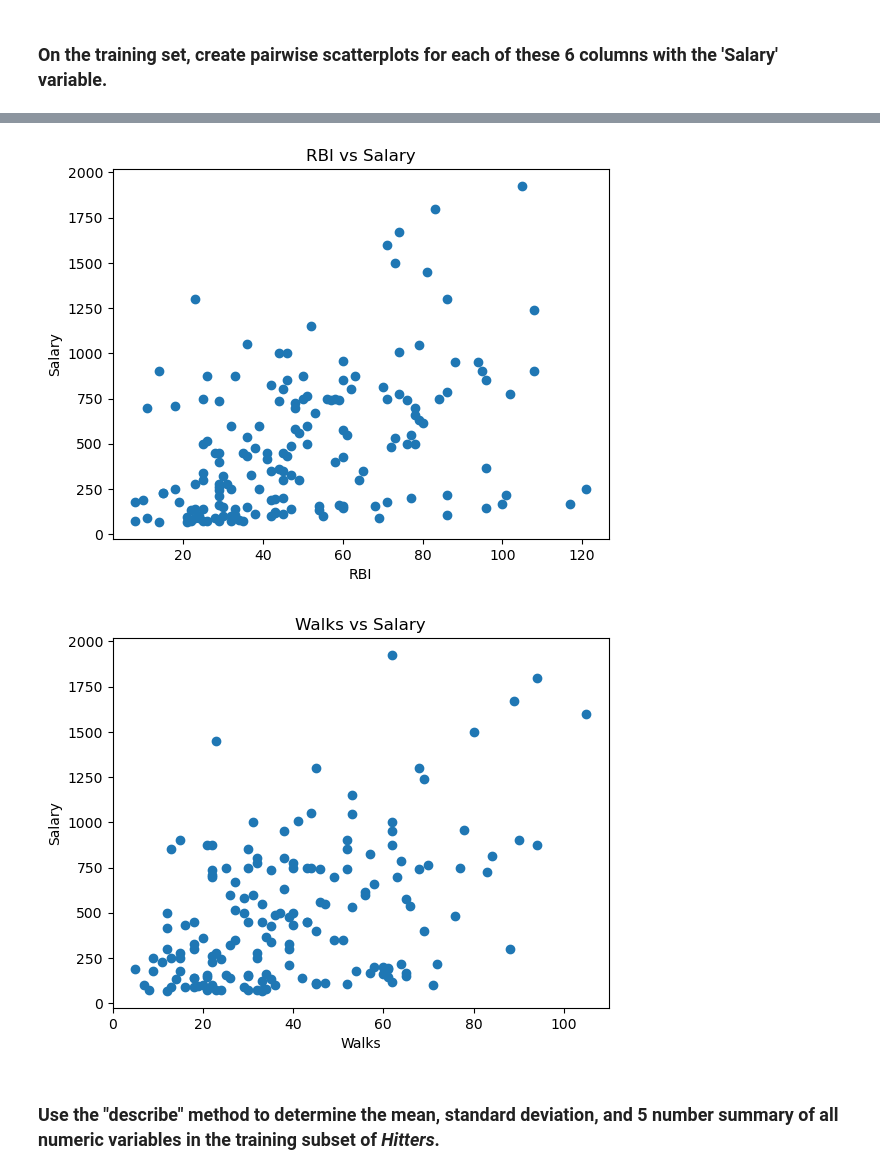
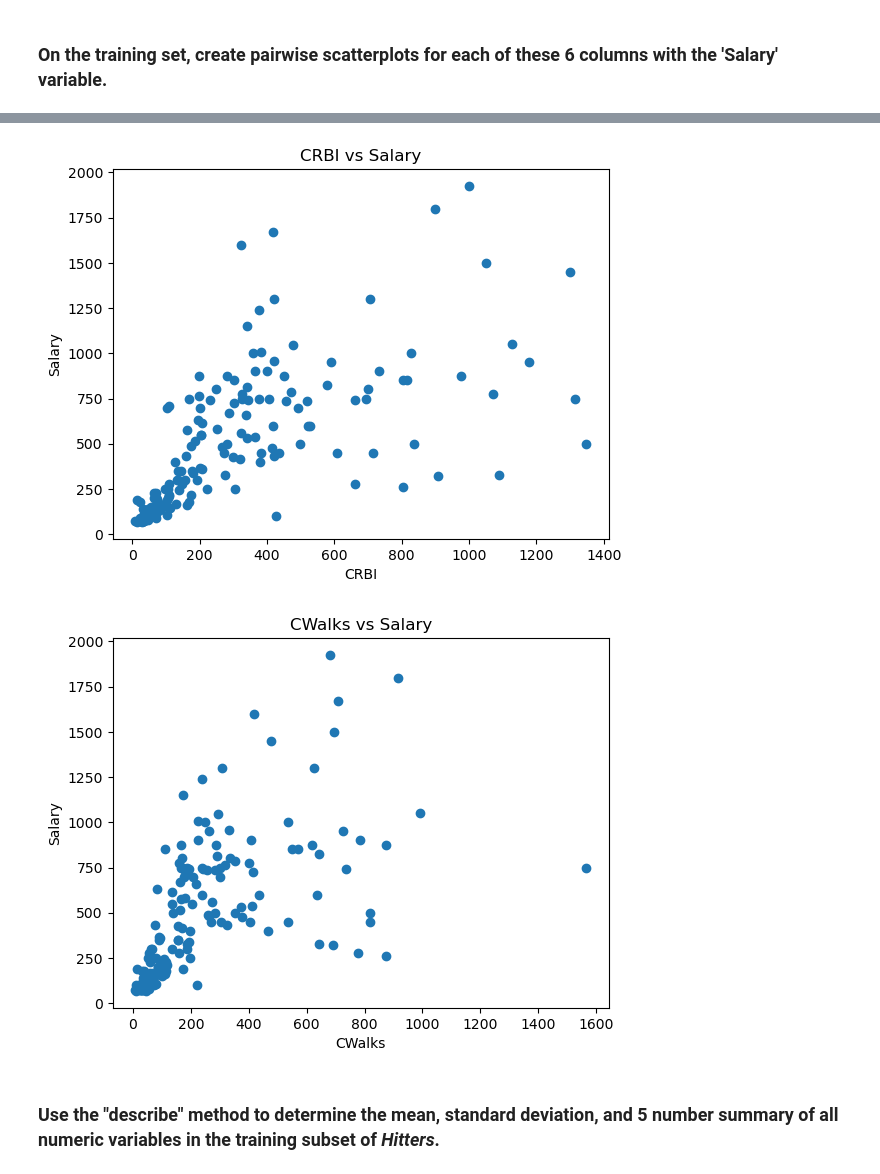
Before and after one commit to Kenecu/code_2600, a Jupyter notebook: mod03_eda.ipynb, the cells around one changed output, grey strips where cells are left out. Drawn from its saved outputs; the diff is of its cells as text; code cells hidden in the pictures.

```diff
--- a/mod03_eda.ipynb
+++ b/mod03_eda.ipynb
@@ -67,7 +67,7 @@ The difference is that the first 6 columns with 'C' cover the stats of the baseb
 # %% [markdown]
 ### On the training set, create pairwise scatterplots for each of these 6 columns with the 'Salary' variable.
 # %%
-cols = ["AtBat","Hits","HmRun","Runs","RBI","Walks"]
+cols = ["CAtBat","CHits","CHmRun","CRuns","CRBI","CWalks"]
 
 for col in cols:
     plt.figure()
@@ -84,5 +84,5 @@ for col in cols:
-[figure, old version]
+[figure, new version]
-[figure, old version]
+[figure, new version]
 # %% [markdown]
 ### Use the "describe" method to determine the mean, standard deviation, and 5 number summary of all numeric variables in the training subset of _Hitters_.
 # %%
```
Also changed, not shown: parts of 1 cell of this notebook.
